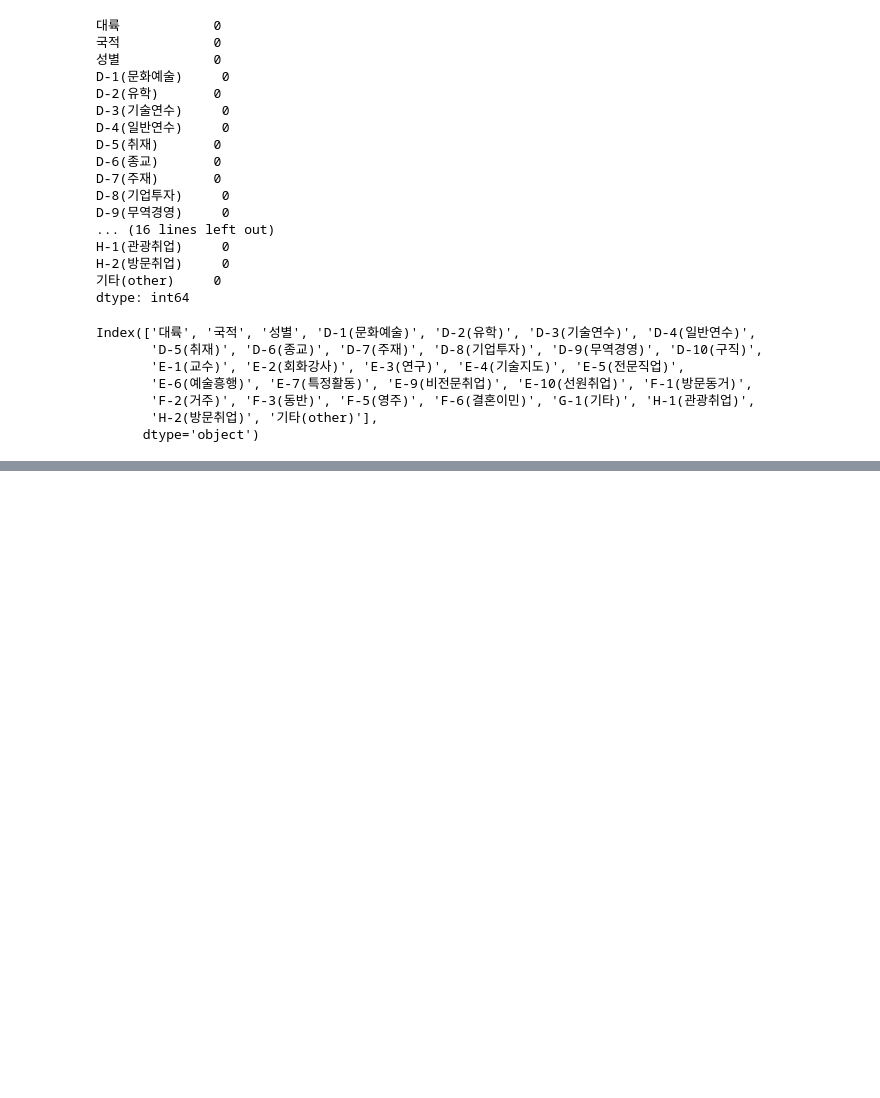
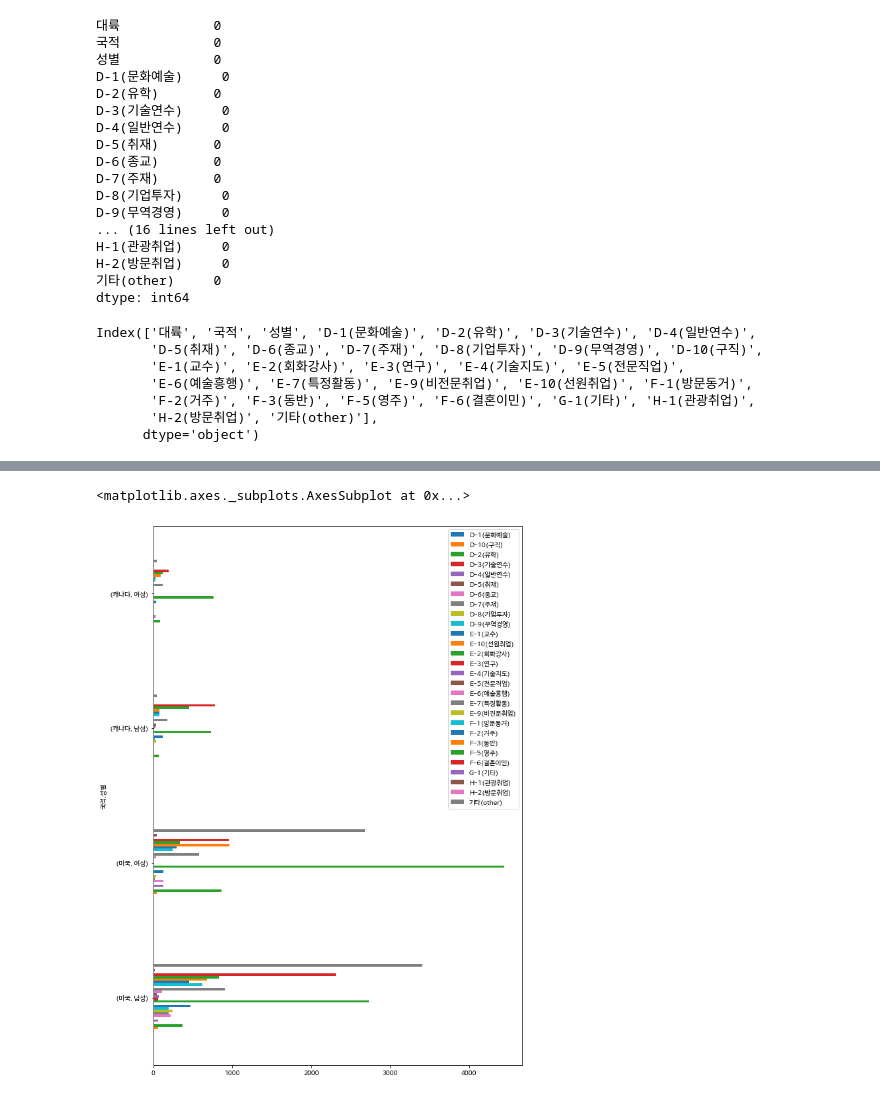
Before and after one commit to SonHyeok/Foreigner-in-korea, a Jupyter notebook: Foreigner.ipynb, the cells around one changed output, grey strips where cells are left out. Drawn from its saved outputs; the diff is of its cells as text; code cells hidden in the pictures; blank space fills up the shorter version.

```diff
--- a/Foreigner.ipynb
+++ b/Foreigner.ipynb
@@ -167,0 +200,5 @@ df.pivot(index = ['대륙','국적','성별'], columns = columns)
+# %%
+df_sum.loc['북아메리카주'].plot.barh(figsize = (10,15))
+# %% [output]
+<matplotlib.axes._subplots.AxesSubplot at 0x...>
+[figure, added]
```
Also changed, not shown: parts of 45 cells of this notebook.
